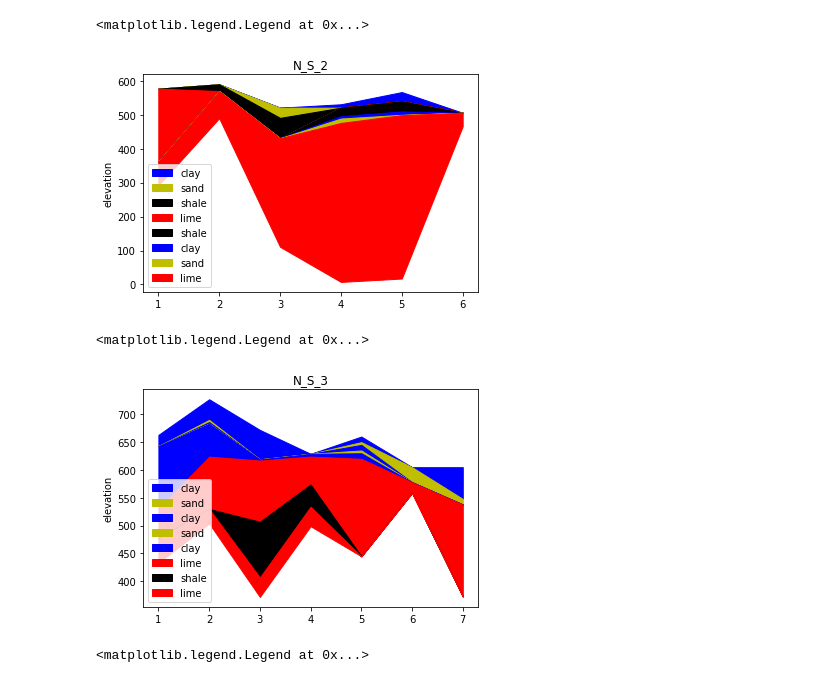
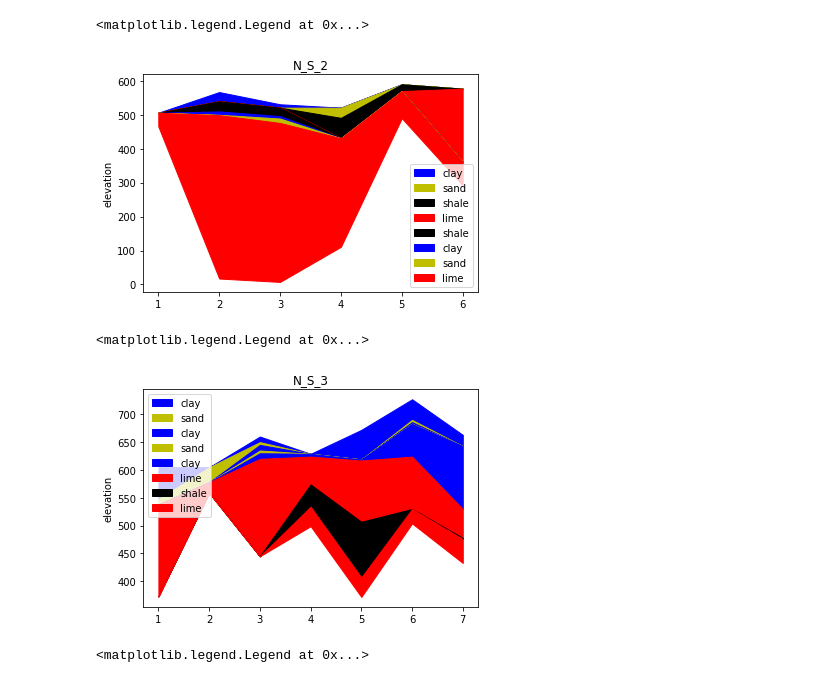
Before and after one commit to dbabrams/ShallowDolomite_Group, a Jupyter notebook: McKailey model and project for Will County/cross sections.ipynb, the cells around one changed output. Cells and saved outputs as stored; diff of their text form; code cells hidden in the pictures.

```diff
--- a/McKailey model and project for Will County/cross sections.ipynb
+++ b/McKailey model and project for Will County/cross sections.ipynb
@@ -42,16 +41,40 @@ bottom=[292,490,111,7.5,17.5,466]
+# %%
+#cross-section south to north 2 from Caleb's transect
+
+x=[1,2,3,4,5,6]
+
+clay_silt=[506,567,531,521,590,577]
+
+sand_gravel_1=[506,540,521,521,590,577]
+
+shale=[506,540,521,491,590,577]
+
+lime_dolomite_1=[506,540,521,431,570,577]
+
+shale_2=[506,540,521,431,570,362]
+
+
+clay_silt_2=[506,510,496,431,570,362]
+
+sand_gravel_2=[506,500,489,431,570,362]
+
+lime_dolomite_2=[506,499,476,431,570,362]
+
+bottom=[466,17.5,7.5,111,490,292]
 # %%
 plt.title('N_S_2')
 plt.ylabel('elevation')
 
 plt.fill_between(x,clay_silt, sand_gravel_1, color='b', label='clay')
 plt.fill_between(x, sand_gravel_1, shale ,color='y', label='sand')
 plt.fill_between(x, shale, lime_dolomite_1 ,color='k',label='shale')
 plt.fill_between(x, lime_dolomite_1, shale_2 , color='r', label='lime')
 plt.fill_between(x,shale_2,clay_silt_2, color='k', label='shale')
 plt.fill_between(x, clay_silt_2, sand_gravel_2, color='b', label='clay')
 plt.fill_between(x, sand_gravel_2, lime_dolomite_2, color='y', label='sand')
 plt.fill_between(x, lime_dolomite_2, bottom, color='r', label='lime')
-plt.legend(loc='lower left')
+plt.legend(loc='lower right')
+#plt.ylim(400,600)
 # %% [output]
 <matplotlib.legend.Legend at 0x...>
-[figure, old version]
+[figure, new version]
@@ -78,8 +111,9 @@ plt.fill_between(x,clay3, lime1, color='b', label='clay')
 plt.fill_between(x, lime1, shale, color='r', label='lime')
 plt.fill_between(x, shale, lime2, color='k', label='shale')
 plt.fill_between(x, lime2, bottom, color='r', label='lime')
-plt.legend(loc='lower left')
+plt.legend(loc='upper left')
+#plt.ylim(500,750)
 # %% [output]
 <matplotlib.legend.Legend at 0x...>
-[figure, old version]
+[figure, new version]
 # %%
```
Also changed, not shown: parts of 20 cells of this notebook.
